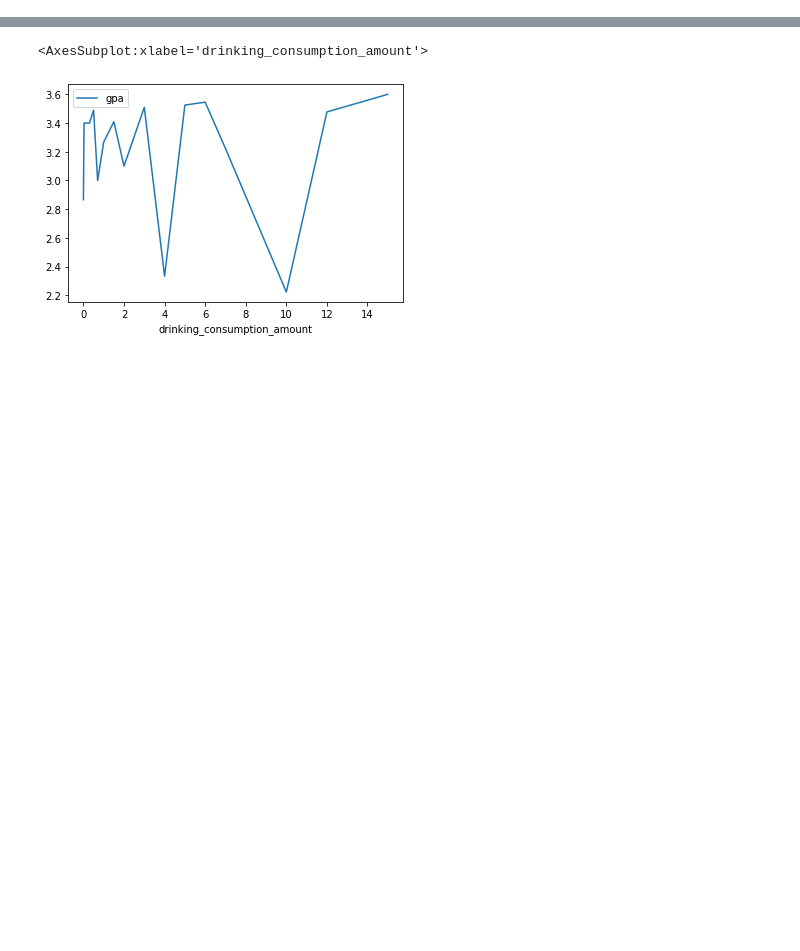
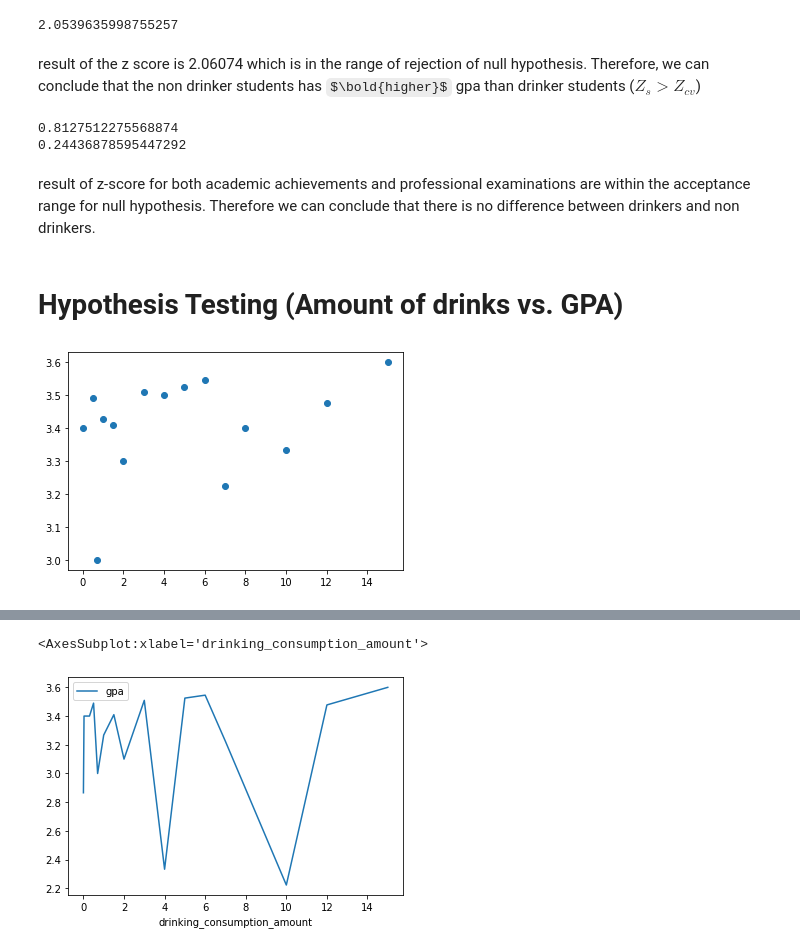
Before and after one commit to nicktanryo/gecc-fyp, a Jupyter notebook: analysis.ipynb, the cells around one changed output, grey strips where cells are left out. Drawn from its saved outputs; the diff is of its cells as text; code cells hidden in the pictures; some formulas as TeX source; blank space fills up the shorter version.

```diff
--- a/analysis.ipynb
+++ b/analysis.ipynb
@@ -62,0 +182,33 @@ df.head()
+# %%
+non_drinker_mean_gpa = df_non_drinker["gpa"].replace(0, np.nan).dropna().mean()
+non_drinker_std_gpa = df_non_drinker["gpa"].replace(0, np.nan).dropna().std()
+non_drinker_size = len(df_non_drinker["gpa"].replace(0, np.nan).dropna())
+
+drinker_mean_gpa = df_drinker["gpa"].replace(0, np.nan).dropna().mean()
+drinker_std_gpa = df_drinker["gpa"].replace(0, np.nan).dropna().std()
+drinker_size = len(df_drinker["gpa"].replace(0, np.nan).dropna())
+
+z_score_gpa_drink = (non_drinker_mean_gpa - drinker_mean_gpa) / (np.sqrt( non_drinker_std_gpa**2 / non_drinker_size + drinker_std_gpa**2 / drinker_size))
+print(z_score_gpa_drink)
+# %% [output]
+2.0539635998755257
+# %% [markdown]
+result of the z score is 2.06074 which is in the range of rejection of null hypothesis. Therefore, we can conclude that the non drinker students has $\bold{higher}$ gpa than drinker students ($Z_s > Z_{cv}$)
+# %%
+z_score_academic_achievement = (df_non_drinker["academic_achievements"].mean() - df_drinker["academic_achievements"].mean()) / (np.sqrt( df_non_drinker["academic_achievements"].std()**2 / len(df_non_drinker["academic_achievements"]) + df_drinker["academic_achievements"].std()**2 / len(df_drinker["academic_achievements"])))
+z_score_professional_examinations = (df_non_drinker["professional_examinations"].mean() - df_drinker["professional_examinations"].mean()) / (np.sqrt( df_non_drinker["professional_examinations"].std()**2 / len(df_non_drinker["professional_examinations"]) + df_drinker["professional_examinations"].std()**2 / len(df_drinker["professional_examinations"])))
+print(z_score_academic_achievement)
+print(z_score_professional_examinations)
+# %% [output]
+0.8127512275568874
+0.24436878595447292
+# %% [markdown]
+result of z-score for both academic achievements and professional examinations are within the acceptance range for null hypothesis. Therefore we can conclude that there is no difference between drinkers and non drinkers.
+# %% [markdown]
+# Hypothesis Testing (Amount of drinks vs. GPA)
+# %%
+df_drink_amount_average = df_drinker.groupby("drinking_consumption_amount").mean().reset_index()
+plt.scatter(df_drink_amount_average["drinking_consumption_amount"], df_drink_amount_average["gpa"])
+plt.show()
+# %% [output]
+[figure, added]
```
Also changed, not shown: parts of 24 cells of this notebook, 2 other files.
